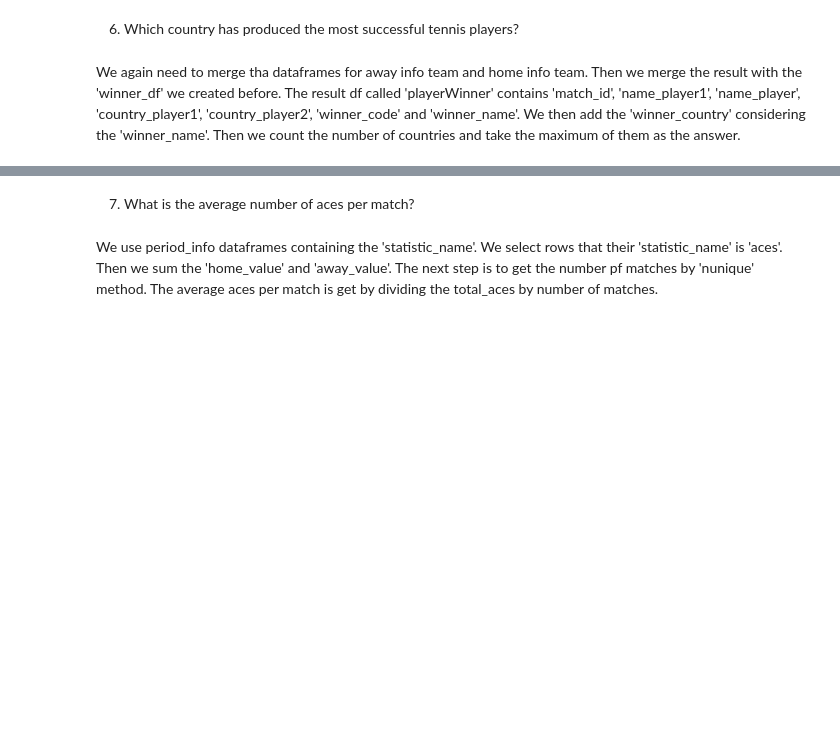
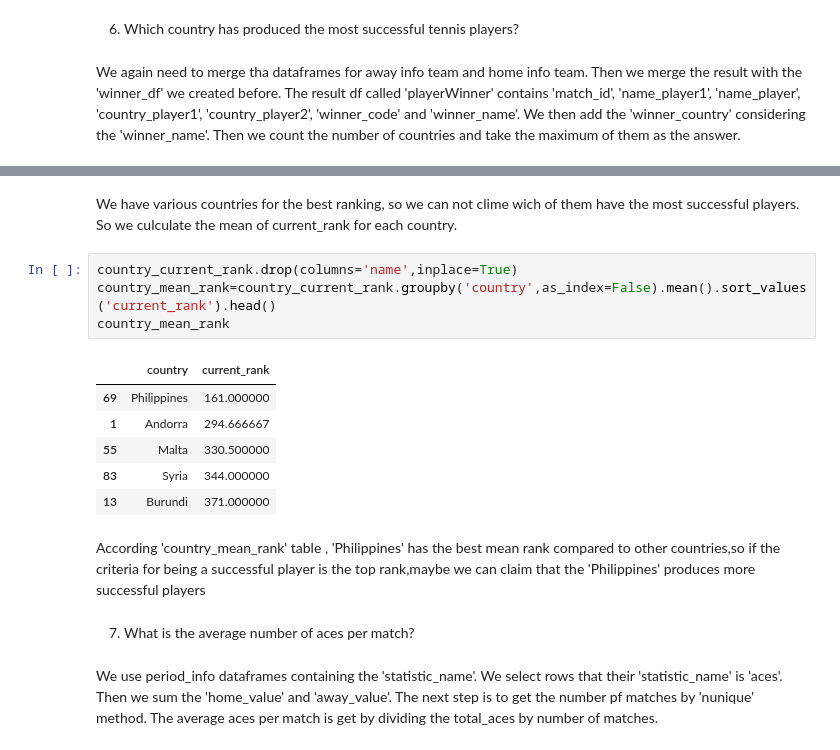
Before and after one commit to mahdieyehalavi/tennisMatchProject, a Jupyter notebook: part1 (5).ipynb, the cells around one changed output, grey strips where cells are left out. Drawn from its saved outputs; the diff is of its cells as text; blank space fills up the shorter version.

```diff
--- a/part1 (5).ipynb
+++ b/part1 (5).ipynb
@@ -189,3 +218,19 @@ The player who wins the most matches is: France
+# %% [markdown]
+We have various countries for the best ranking, so we can not clime wich of them have the most successful players.
+So we culculate the mean of current_rank for each country.
+# %%
+country_current_rank.drop(columns='name',inplace=True)
+country_mean_rank=country_current_rank.groupby('country',as_index=False).mean().sort_values('current_rank').head()
+country_mean_rank
+# %% [output]
+|  | country | current_rank |
+| 69 | Philippines | 161.000000 |
+| 1 | Andorra | 294.666667 |
+| 55 | Malta | 330.500000 |
+| 83 | Syria | 344.000000 |
+| 13 | Burundi | 371.000000 |
+# %% [markdown]
+According 'country_mean_rank' table , 'Philippines' has the best mean rank compared to other countries,so if the criteria for being a successful player is the top rank,maybe we can claim that the 'Philippines' produces more successful players
 # %% [markdown]
 7. What is the average number of aces per match?
 # %% [markdown]
```
Also changed, not shown: parts of 7 cells of this notebook.
